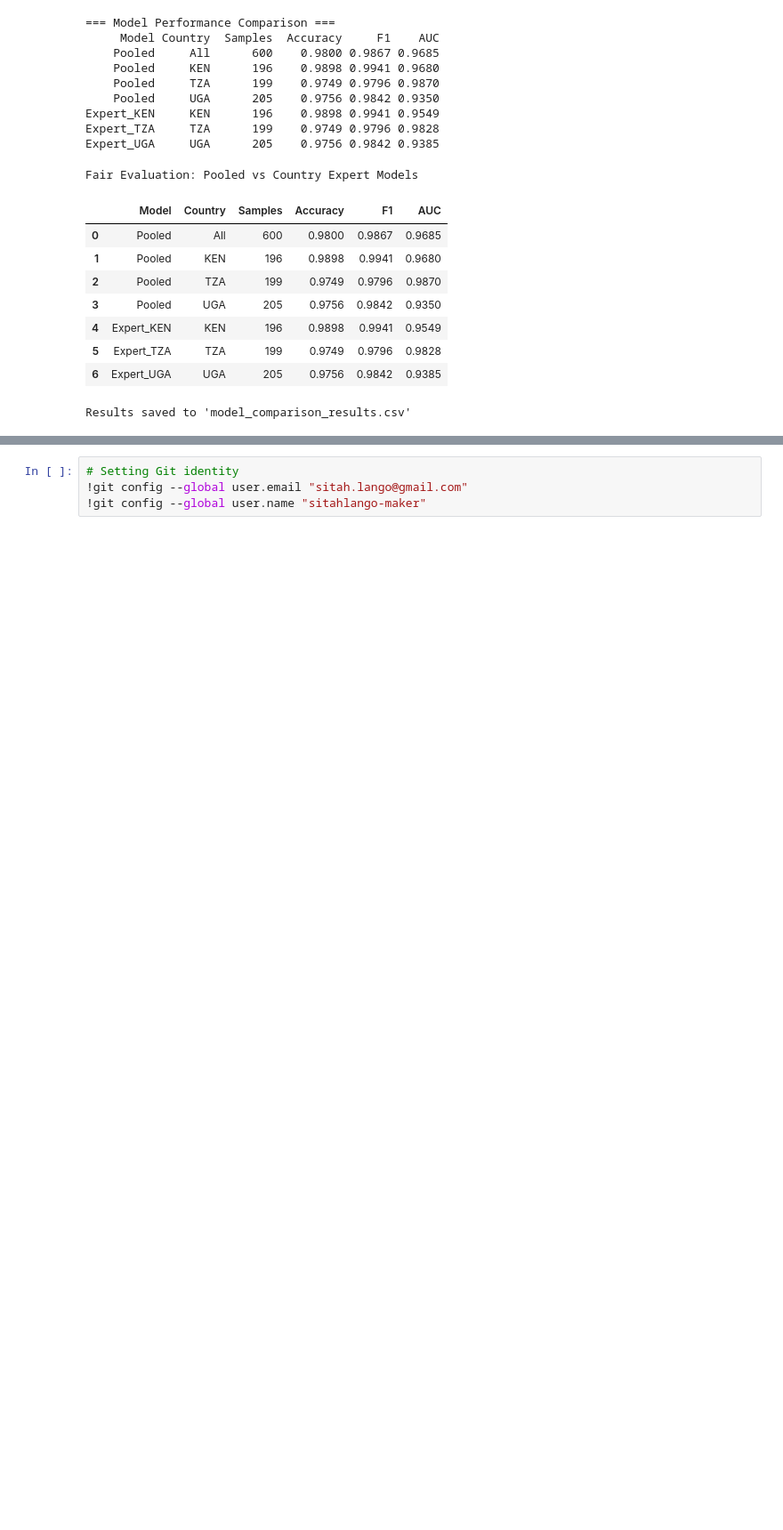
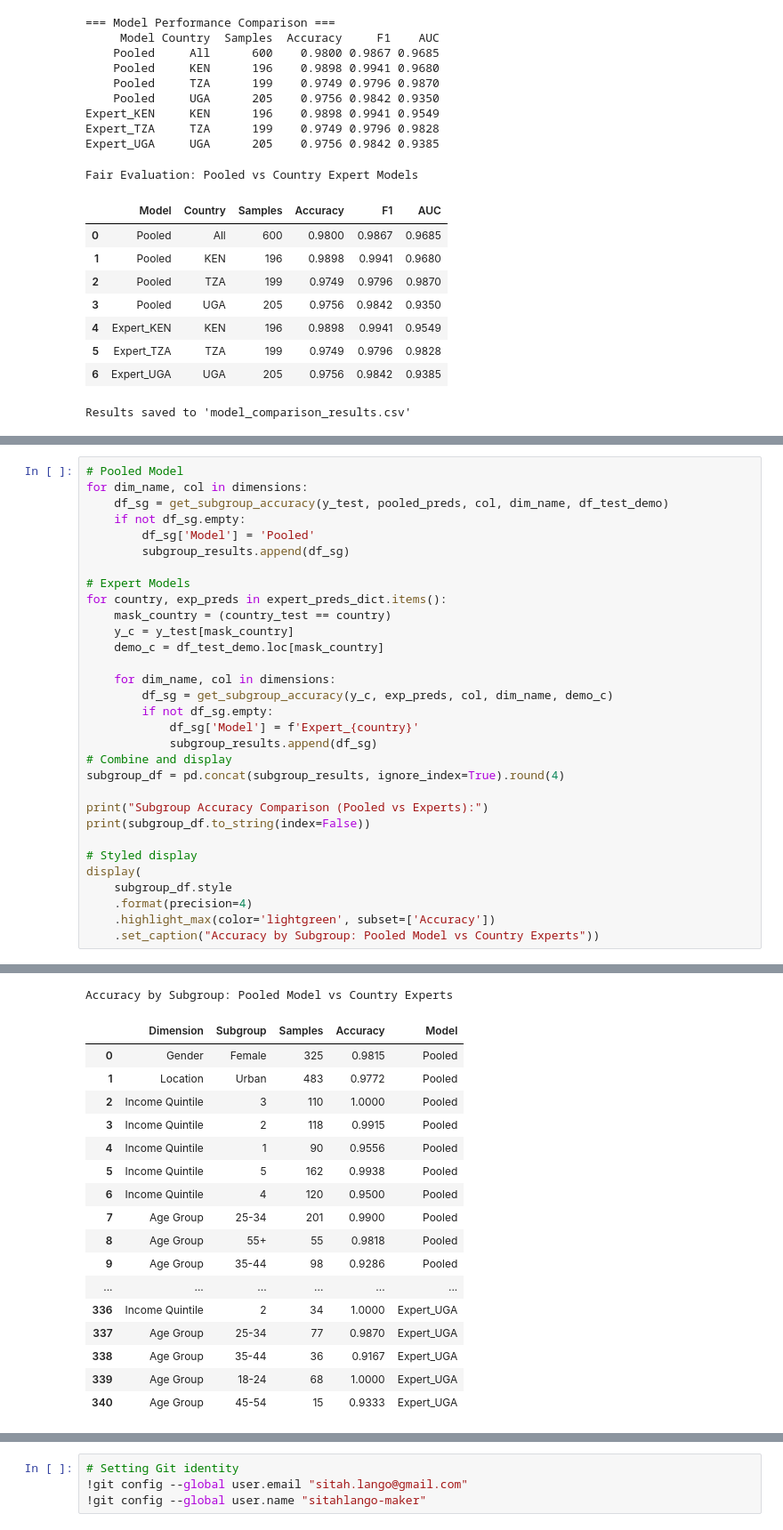
Before and after one commit to sitahlango-maker/Financial_Inclusion, a Jupyter notebook: copy_of_financialinclusion.ipynb, the cells around one changed output, grey strips where cells are left out. Shown at 89% size. Saved outputs shown, nothing was run; the diff lists cells and outputs as text; blank space fills up the shorter version.

```diff
--- a/copy_of_financialinclusion.ipynb
+++ b/copy_of_financialinclusion.ipynb
@@ -1338,0 +1033,32 @@ else:
+# %%
+# Pooled Model
+for dim_name, col in dimensions:
+    df_sg = get_subgroup_accuracy(y_test, pooled_preds, col, dim_name, df_test_demo)
+    if not df_sg.empty:
+        df_sg['Model'] = 'Pooled'
+        subgroup_results.append(df_sg)
+
+# Expert Models
+for country, exp_preds in expert_preds_dict.items():
+    mask_country = (country_test == country)
+    y_c = y_test[mask_country]
+    demo_c = df_test_demo.loc[mask_country]
+
+    for dim_name, col in dimensions:
+        df_sg = get_subgroup_accuracy(y_c, exp_preds, col, dim_name, demo_c)
+        if not df_sg.empty:
+            df_sg['Model'] = f'Expert_{country}'
+            subgroup_results.append(df_sg)
+# Combine and display
+subgroup_df = pd.concat(subgroup_results, ignore_index=True).round(4)
+
+print("Subgroup Accuracy Comparison (Pooled vs Experts):")
+print(subgroup_df.to_string(index=False))
+
+# Styled display
+display(
+    subgroup_df.style
+    .format(precision=4)
+    .highlight_max(color='lightgreen', subset=['Accuracy'])
+    .set_caption("Accuracy by Subgroup: Pooled Model vs Country Experts"))
+# %% [output]
@@ -1338,0 +1082,18 @@ else:
+Accuracy by Subgroup: Pooled Model vs Country Experts
+|  | Dimension | Subgroup | Samples | Accuracy | Model |
+| 0 | Gender | Female | 325 | 0.9815 | Pooled |
+| 1 | Location | Urban | 483 | 0.9772 | Pooled |
+| 2 | Income Quintile | 3 | 110 | 1.0000 | Pooled |
+| 3 | Income Quintile | 2 | 118 | 0.9915 | Pooled |
+| 4 | Income Quintile | 1 | 90 | 0.9556 | Pooled |
+| 5 | Income Quintile | 5 | 162 | 0.9938 | Pooled |
+| 6 | Income Quintile | 4 | 120 | 0.9500 | Pooled |
+| 7 | Age Group | 25-34 | 201 | 0.9900 | Pooled |
+| 8 | Age Group | 55+ | 55 | 0.9818 | Pooled |
+| 9 | Age Group | 35-44 | 98 | 0.9286 | Pooled |
+| ... | ... | ... | ... | ... | ... |
+| 336 | Income Quintile | 2 | 34 | 1.0000 | Expert_UGA |
+| 337 | Age Group | 25-34 | 77 | 0.9870 | Expert_UGA |
+| 338 | Age Group | 35-44 | 36 | 0.9167 | Expert_UGA |
+| 339 | Age Group | 18-24 | 68 | 1.0000 | Expert_UGA |
+| 340 | Age Group | 45-54 | 15 | 0.9333 | Expert_UGA |
```
Also changed, not shown: parts of 95 cells of this notebook.
